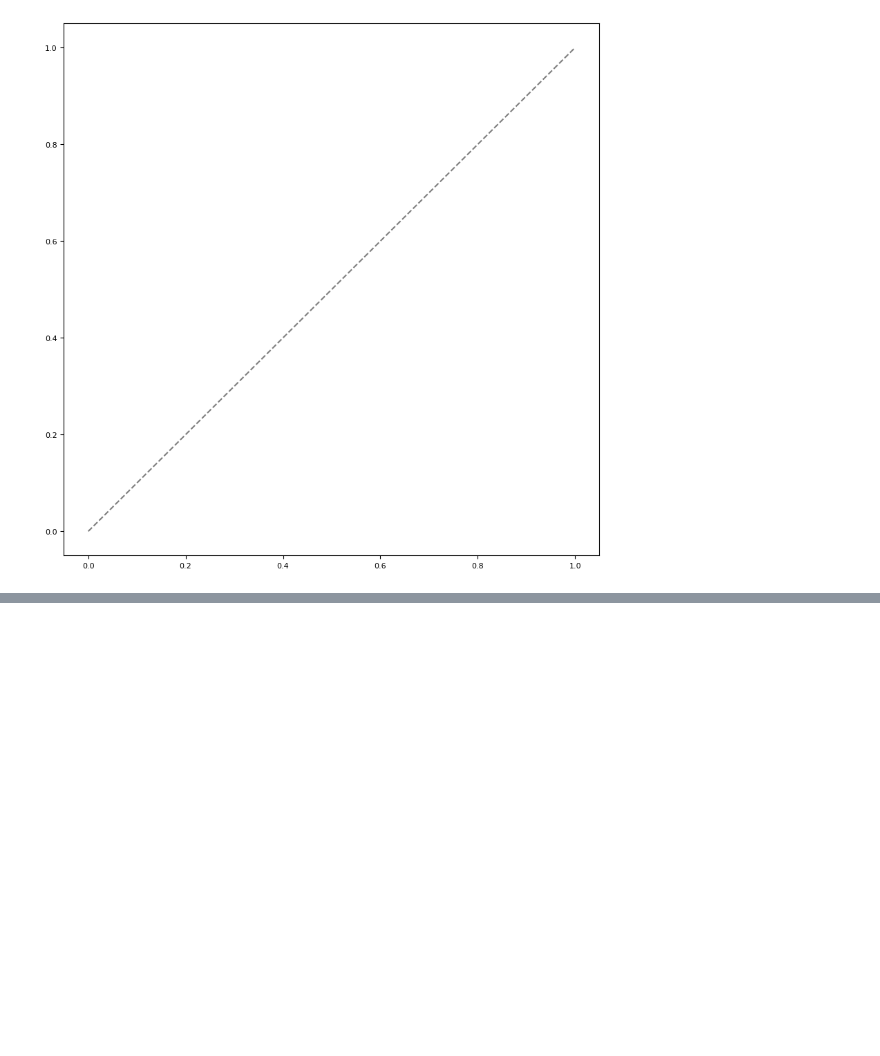
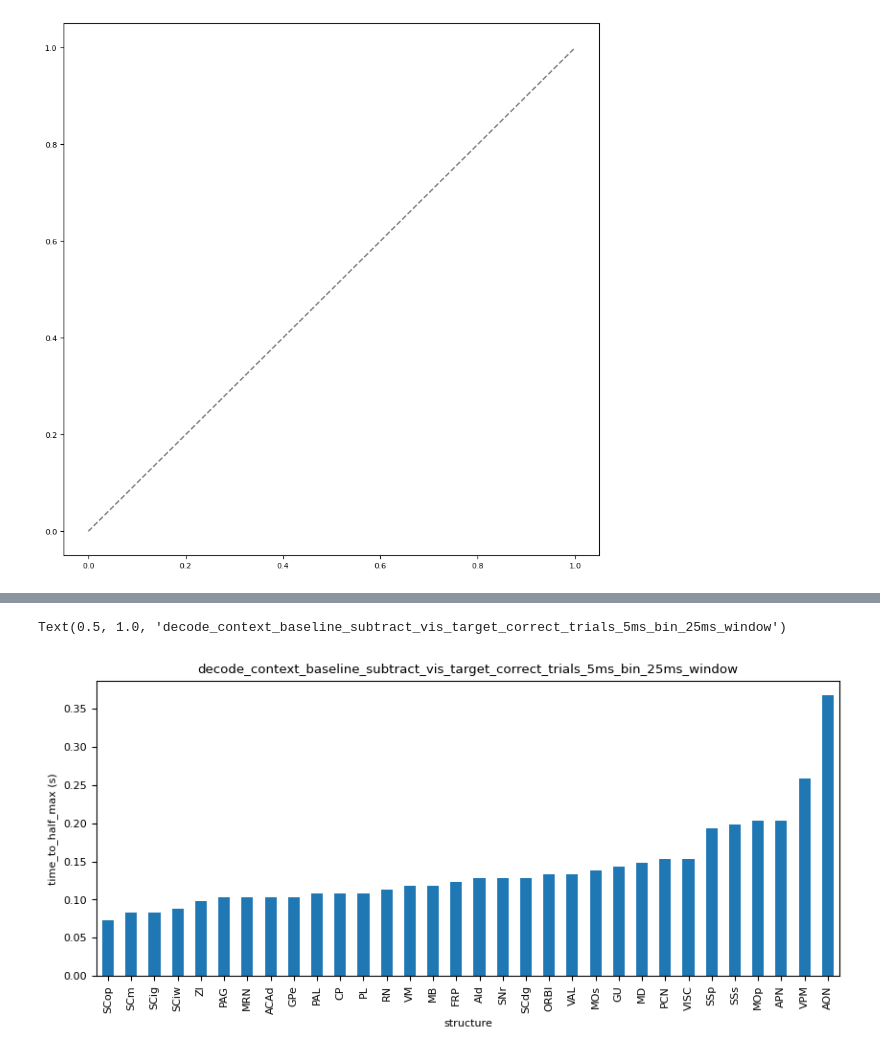
Before and after one commit to AllenInstitute/dynamic_routing_analysis, a Jupyter notebook: notebooks/compare_decoding_context_licks_baseline_subtract.ipynb, the cells around one changed output, grey strips where cells are left out. Cells and saved outputs as stored; diff of their text form; code cells hidden in the pictures; blank space fills up the shorter version.

```diff
--- a/notebooks/compare_decoding_context_licks_baseline_subtract.ipynb
+++ b/notebooks/compare_decoding_context_licks_baseline_subtract.ipynb
@@ -577,18 +590,20 @@ results_dfs.keys()
 # sel_structures=['SCm','MD','RT','VAL','VPL','ZI','VL','POL','LGd','MGd'] #thal
 
 structure_sets={
-    'cortex': ['ACAd','MOs','PL','ORBl','FRP','AId','MOp','SSp','AUDp','VISp'],
-    'mb_bg': ['SCm','SCs','MRN','PAG','APN','CP','GPe','VTA','SNr'],
-    'thalamus': ['MD','RT','VAL','VPL','ZI','VL','POL','VPM','LGd','MGd'],
+    # 'cortex': ['ACAd','MOs','PL','ORBl','FRP','AId','MOp','SSp','AUDp','VISp'],
+    # 'mb_bg': ['SCm','SCs','MRN','PAG','APN','CP','GPe','VTA','SNr'],
+    # 'thalamus': ['MD','RT','VAL','VPL','ZI','VL','POL','VPM','LGd','MGd'],
+
+    'custom': ['SCm','MRN','MOs','ACAd','ORBl','VTA','VAL','MD','GPe']
 }
 
 # sel_structures=['AId','FRP','PL','ORBl','GPe','VTA','MD','RT']
 
 
-time_offset=0.025 #add to bin_centers
+time_offset=0 #0.025 #add to bin_centers
 sel_unit_subsample_size='all'
-# sel_time_aligned_to="stim_start_time"
-sel_time_aligned_to="response_or_reward_time"
+sel_time_aligned_to="stim_start_time"
+# sel_time_aligned_to="response_or_reward_time"
 # # sel_result='response_vis_target' #context_all_trials, context_aud_target, context_vis_target, response_all_trials, response_aud_target, response_vis_target
 # sel_result='context_vis_target' #'aud_stim_in_aud_context' #context_all_trials_no_baseline_subtract
 # sel_result='context_no_baseline_subtract_aud_stim_10units'
@@ -603,7 +618,7 @@ for key in results_dfs.keys():
     if 'cumulative' in key:
         time_offset=0.0
     else:
-        time_offset=0.025
+        time_offset=0.0125
 
     for set_name in structure_sets.keys():
         sel_structures = structure_sets[set_name]
@@ -655,8 +670,8 @@ for key in results_dfs.keys():
         fig.tight_layout()
         fig.savefig(os.path.join(savepath, f"decode_{sel_result}_{set_name}.png"), dpi=300)
 
-        # ax.set_xlim(-0.05,0.2)
-        # fig.savefig(os.path.join(savepath, f"decode_{sel_result}_{set_name}_zoom.png"), dpi=300)
+        ax.set_xlim(-0.05,0.3)
+        fig.savefig(os.path.join(savepath, f"decode_{sel_result}_{set_name}_zoom.png"), dpi=300)
 
         plt.close(fig)
 
@@ -690,11 +705,15 @@ mean_result_by_structure={
 #           'aud_stim_all_blocks', 'vis_stim_all_blocks',
 #           'response_all_trials', 'response_all_trials_no_baseline_subtract']
 
-sel_keys=['context_no_baseline_subtract_aud_stim_10units', 'context_baseline_subtract_aud_stim_10units',
-          'context_no_baseline_subtract_vis_stim_10units', 'context_baseline_subtract_vis_stim_10units',
-          'response_aud_stim_10units', 'response_baseline_subtract_aud_stim_10units',
-          'response_vis_stim_10units', 'response_baseline_subtract_vis_stim_10units',
-          'aud_stim_all_blocks_10units', 'vis_stim_all_blocks_10units',
+# sel_keys=['context_no_baseline_subtract_aud_stim_10units', 'context_baseline_subtract_aud_stim_10units',
+#           'context_no_baseline_subtract_vis_stim_10units', 'context_baseline_subtract_vis_stim_10units',
+#           'response_aud_stim_10units', 'response_baseline_subtract_aud_stim_10units',
+#           'response_vis_stim_10units', 'response_baseline_subtract_vis_stim_10units',
+#           'aud_stim_all_blocks_10units', 'vis_stim_all_blocks_10units',
+#           ]
+
+sel_keys=['decode_context_baseline_subtract_vis_target_all_trials_5ms_bin_25ms_window',
+          'decode_context_baseline_subtract_vis_target_correct_trials_5ms_bin_25ms_window',
           ]
 
 for key in sel_keys:#results_dfs.keys():
@@ -776,19 +795,23 @@ mean_result_by_structure_df
 # decoding_result[:,np.where(bins==bb)[0][0]]
 # n_sessions
 # %%
-sel_key='context_baseline_subtract_aud_stim_10units'
+# sel_key='context_baseline_subtract_aud_stim_10units'
 # sel_key='context_baseline_subtract_vis_stim_10units'
 # sel_key='response_all_trials_no_baseline_subtract'
 # sel_key='aud_stim_all_blocks'
-plot_col='time_to_75_pct'
-min_n_sessions=3
+sel_key='decode_context_baseline_subtract_vis_target_correct_trials_5ms_bin_25ms_window'
+plot_col='time_to_half_max'
+min_n_sessions=4
 
 
 fig,ax=plt.subplots(1,1,figsize=(10,4))
-sorted_df=mean_result_by_structure_df.query(f"result=='{sel_key}' and n_sessions>=@min_n_sessions and max_decoding_accuracy>=0.60").sort_values(by=plot_col)
+sorted_df=mean_result_by_structure_df.query(f"result=='{sel_key}' and n_sessions>=@min_n_sessions and max_decoding_accuracy>=0.70").sort_values(by=plot_col)
 sorted_df.plot.bar(x='structure', y=plot_col, ax=ax, legend=False)
 ax.set_ylabel(f"{plot_col} (s)")
 ax.set_title(f"{sel_key}")
+# %% [output]
+Text(0.5, 1.0, 'decode_context_baseline_subtract_vis_target_correct_trials_5ms_bin_25ms_window')
+[figure, added]
 # %%
 sel_keys=[
     # 'context_all_trials',
```
Also changed, not shown: parts of 7 cells of this notebook, 7 other files.
